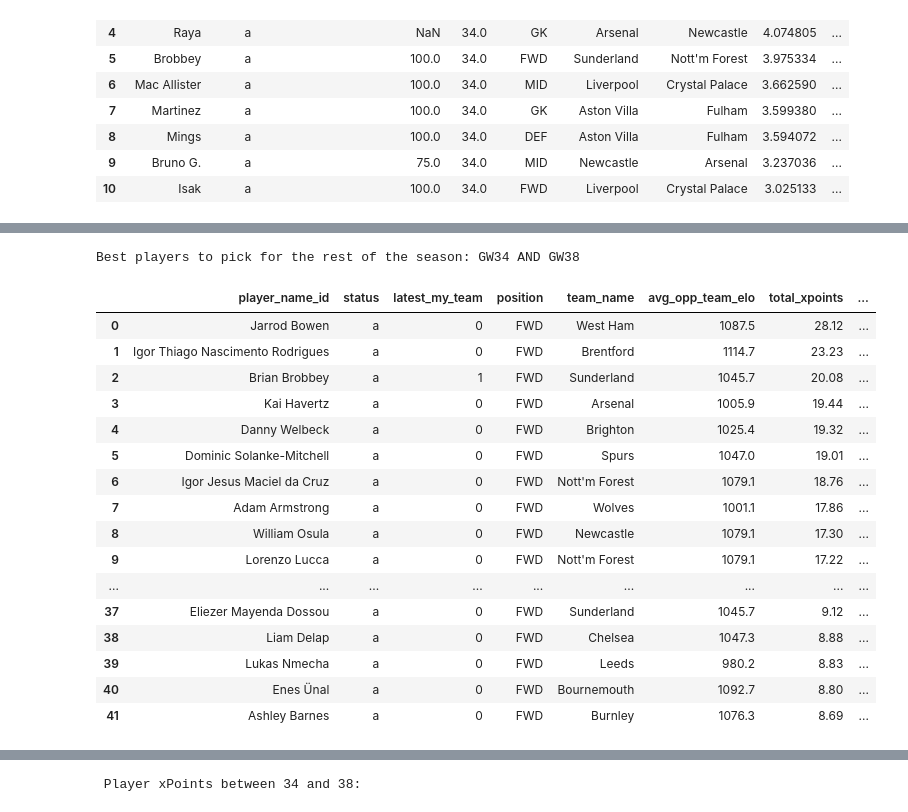
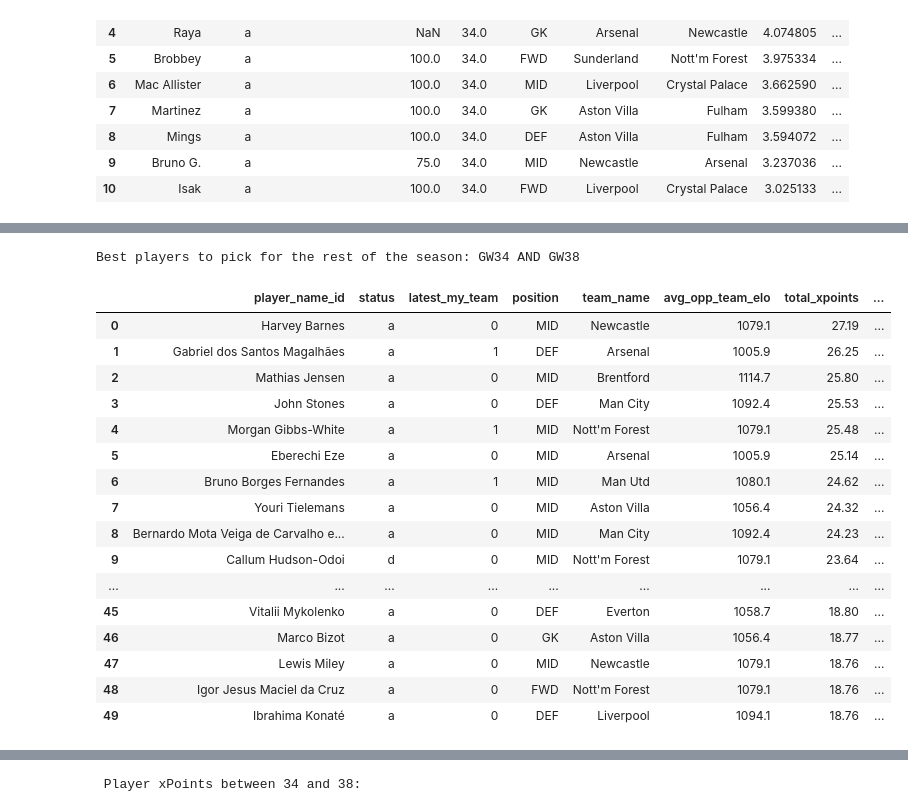
Before and after one commit to chrisimpacts/FPL-Points-Predictor, a Jupyter notebook: TRDL-Team-Analysis.ipynb, the cells around one changed output, grey strips where cells are left out. Drawn from its saved outputs; the diff is of its cells as text; code cells hidden in the pictures.

```diff
--- a/TRDL-Team-Analysis.ipynb
+++ b/TRDL-Team-Analysis.ipynb
@@ -73,7 +73,9 @@ view = db_creator.run_sql(f"""
         ROUND(SUM(xpoints),2) AS total_xpoints,
         ROUND(AVG(mins_pred),1) AS avg_mins_pred,
         ROUND(AVG(xgp90_pred),3) AS avg_xgp90_pred,
+        ROUND(AVG(xg_overperf_factor),3) AS avg_xg_overperf_factor,
         ROUND(AVG(xap90_pred),3) AS avg_xap90_pred,
+        ROUND(AVG(xa_overperf_factor),3) AS avg_xa_overperf_factor,
         ROUND(AVG(xgcp90_pred),3) AS avg_xgcp90_pred
     FROM predictions
     WHERE latest_my_team = 1
@@ -125,50 +127,50 @@ WITH predictions_status AS (
         p.latest_any_team
     FROM predictions p
     LEFT JOIN player_status ps ON p.element = ps.id
 )
 SELECT
     player_name_id,
     status,
     latest_my_team,
     position,
     team_name,
     ROUND(AVG(opp_team_elo),1) AS avg_opp_team_elo,
     ROUND(SUM(xpoints),2) AS total_xpoints,
     ROUND(AVG(mins_pred),1) AS avg_mins_pred,
     ROUND(AVG(xg_overperf_factor),3) AS avg_xg_overperf_factor,
     ROUND(AVG(xgp90_pred),3) AS avg_xgp90_pred,
     ROUND(AVG(xa_overperf_factor),3) AS avg_xa_overperf_factor,
     ROUND(AVG(xap90_pred),3) AS avg_xap90_pred,
     ROUND(AVG(xgcp90_pred),3) AS avg_xgcp90_pred
 FROM predictions_status
 WHERE (latest_any_team = 0 OR latest_my_team = 1)
     AND status IN ('a','d')
-    AND position IN ('FWD')
+    -- AND position IN ('FWD')
     --AND team_name = 'Liverpool'
   AND event BETWEEN {picks_current_gameweek+1} AND 38
 GROUP BY player_name_id, status, position, team_name, latest_my_team
 ORDER BY total_xpoints DESC
 """)
 view.head(50)
 # %% [output]
 Best players to pick for the rest of the season: GW34 AND GW38
 |  | player_name_id | status | latest_my_team | position | team_name | avg_opp_team_elo | total_xpoints | ... |
-| 0 | Jarrod Bowen | a | 0 | FWD | West Ham | 1087.5 | 28.12 | ... |
-| 1 | Igor Thiago Nascimento Rodrigues | a | 0 | FWD | Brentford | 1114.7 | 23.23 | ... |
-| 2 | Brian Brobbey | a | 1 | FWD | Sunderland | 1045.7 | 20.08 | ... |
-| 3 | Kai Havertz | a | 0 | FWD | Arsenal | 1005.9 | 19.44 | ... |
-| 4 | Danny Welbeck | a | 0 | FWD | Brighton | 1025.4 | 19.32 | ... |
-| 5 | Dominic Solanke-Mitchell | a | 0 | FWD | Spurs | 1047.0 | 19.01 | ... |
-| 6 | Igor Jesus Maciel da Cruz | a | 0 | FWD | Nott'm Forest | 1079.1 | 18.76 | ... |
-| 7 | Adam Armstrong | a | 0 | FWD | Wolves | 1001.1 | 17.86 | ... |
-| 8 | William Osula | a | 0 | FWD | Newcastle | 1079.1 | 17.30 | ... |
-| 9 | Lorenzo Lucca | a | 0 | FWD | Nott'm Forest | 1079.1 | 17.22 | ... |
+| 0 | Harvey Barnes | a | 0 | MID | Newcastle | 1079.1 | 27.19 | ... |
+| 1 | Gabriel dos Santos Magalhães | a | 1 | DEF | Arsenal | 1005.9 | 26.25 | ... |
+| 2 | Mathias Jensen | a | 0 | MID | Brentford | 1114.7 | 25.80 | ... |
+| 3 | John Stones | a | 0 | DEF | Man City | 1092.4 | 25.53 | ... |
+| 4 | Morgan Gibbs-White | a | 1 | MID | Nott'm Forest | 1079.1 | 25.48 | ... |
+| 5 | Eberechi Eze | a | 0 | MID | Arsenal | 1005.9 | 25.14 | ... |
+| 6 | Bruno Borges Fernandes | a | 1 | MID | Man Utd | 1080.1 | 24.62 | ... |
+| 7 | Youri Tielemans | a | 0 | MID | Aston Villa | 1056.4 | 24.32 | ... |
+| 8 | Bernardo Mota Veiga de Carvalho e... | a | 0 | MID | Man City | 1092.4 | 24.23 | ... |
+| 9 | Callum Hudson-Odoi | d | 0 | MID | Nott'm Forest | 1079.1 | 23.64 | ... |
 | ... | ... | ... | ... | ... | ... | ... | ... | ... |
-| 37 | Eliezer Mayenda Dossou | a | 0 | FWD | Sunderland | 1045.7 | 9.12 | ... |
-| 38 | Liam Delap | a | 0 | FWD | Chelsea | 1047.3 | 8.88 | ... |
-| 39 | Lukas Nmecha | a | 0 | FWD | Leeds | 980.2 | 8.83 | ... |
-| 40 | Enes Ünal | a | 0 | FWD | Bournemouth | 1092.7 | 8.80 | ... |
-| 41 | Ashley Barnes | a | 0 | FWD | Burnley | 1076.3 | 8.69 | ... |
+| 45 | Vitalii Mykolenko | a | 0 | DEF | Everton | 1058.7 | 18.80 | ... |
+| 46 | Marco Bizot | a | 0 | GK | Aston Villa | 1056.4 | 18.77 | ... |
+| 47 | Lewis Miley | a | 0 | MID | Newcastle | 1079.1 | 18.76 | ... |
+| 48 | Igor Jesus Maciel da Cruz | a | 0 | FWD | Nott'm Forest | 1079.1 | 18.76 | ... |
+| 49 | Ibrahima Konaté | a | 0 | DEF | Liverpool | 1094.1 | 18.76 | ... |
 # %%
 print(f"Best available players to pick for the next 5 gameweeks: GW{picks_current_gameweek+1} AND {picks_current_gameweek+5}")
 view = db_creator.run_sql(f"""
```
Also changed, not shown: parts of 5 cells of this notebook, 4 other files.
